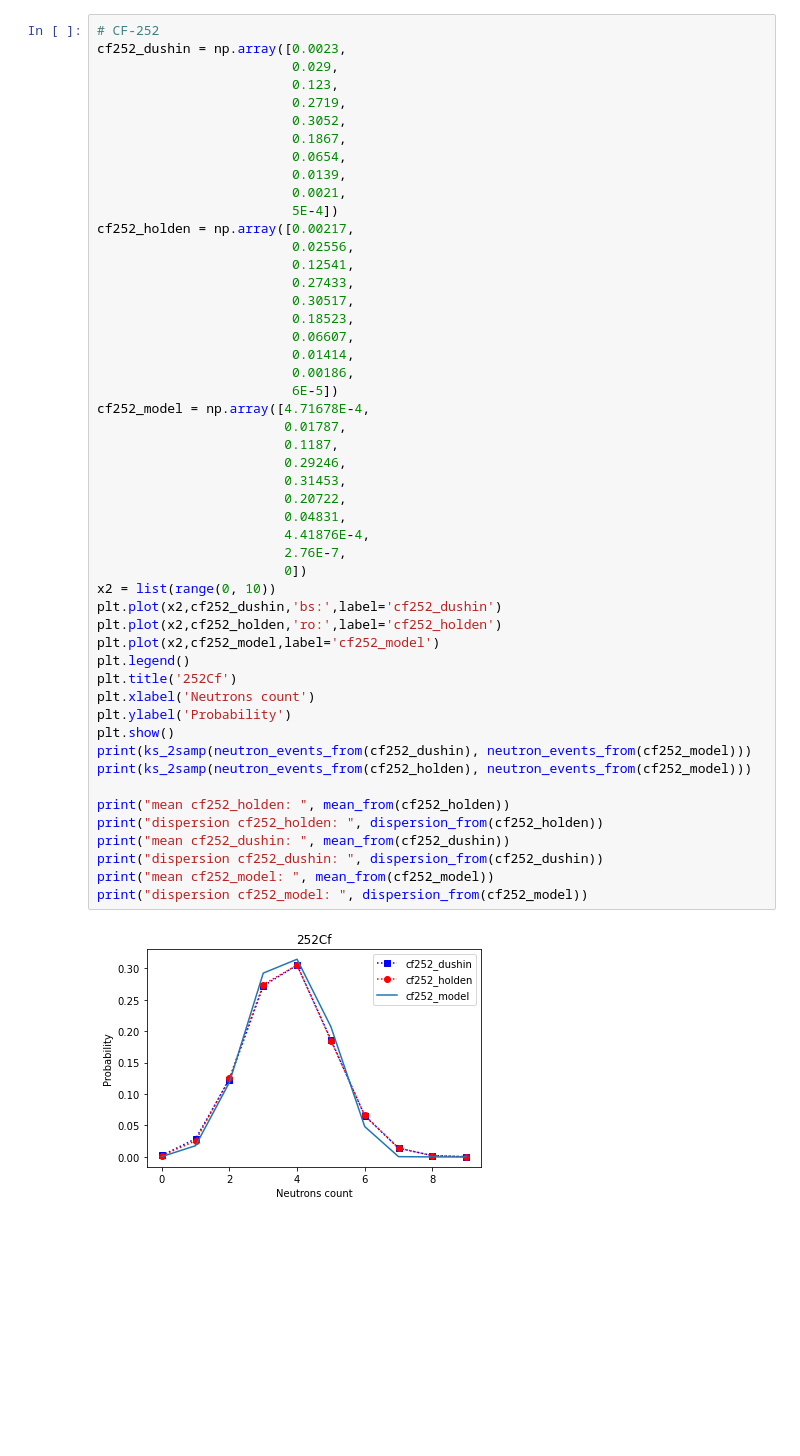
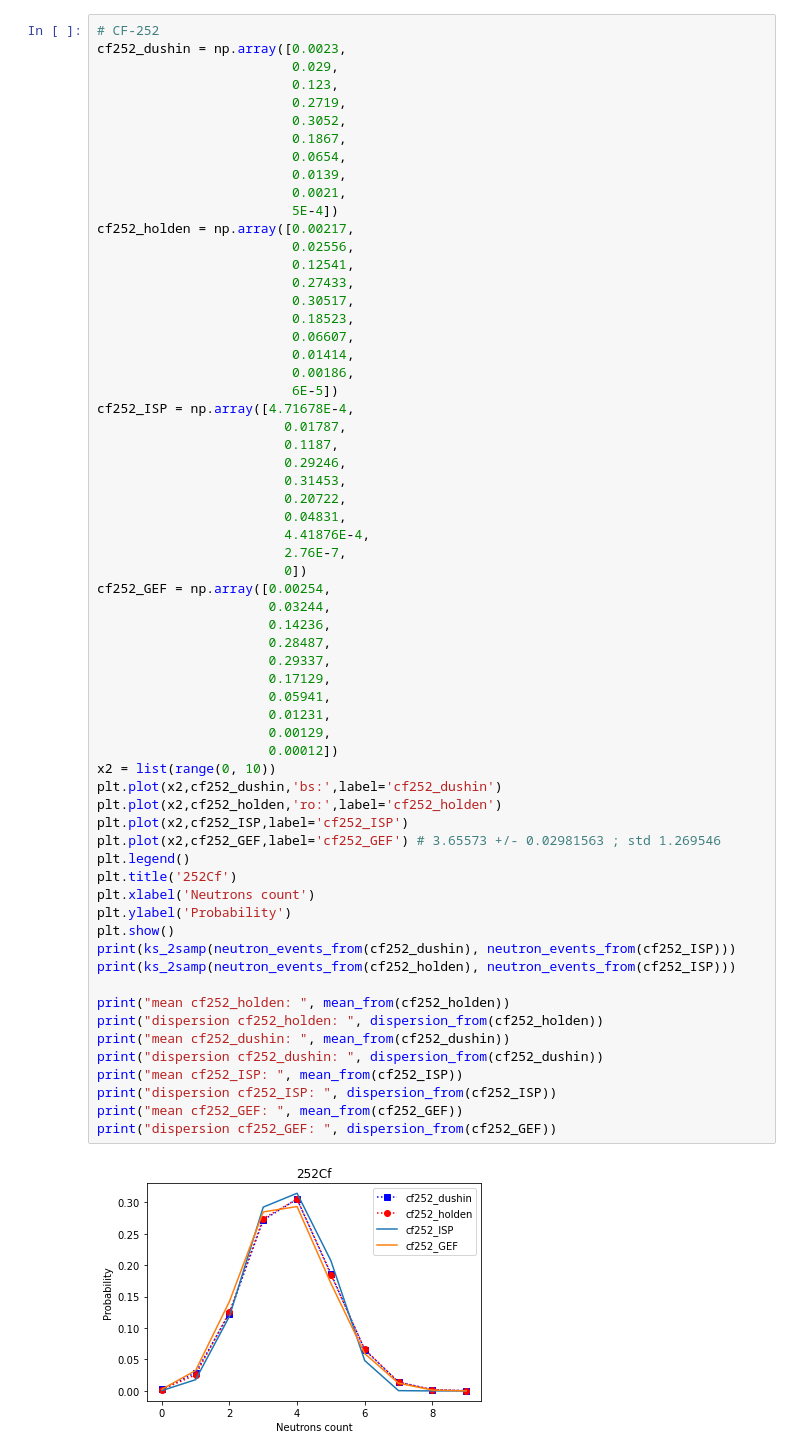
Before and after one commit to siberianisaev/NeutronBarrel, a Jupyter notebook: Python/KStest.ipynb, the cells around one changed output. Saved outputs shown, nothing was run; the diff lists cells and outputs as text; blank space fills up the shorter version.

```diff
--- a/Python/KStest.ipynb
+++ b/Python/KStest.ipynb
@@ -211,40 +219,53 @@ cf252_holden = np.array([0.00217,
                          0.27433,
                          0.30517,
                          0.18523,
                          0.06607,
                          0.01414,
                          0.00186,
                          6E-5])
-cf252_model = np.array([4.71678E-4,
+cf252_ISP = np.array([4.71678E-4,
                         0.01787,
                         0.1187,
                         0.29246,
                         0.31453,
                         0.20722,
                         0.04831,
                         4.41876E-4,
                         2.76E-7,
                         0])
+cf252_GEF = np.array([0.00254,
+                      0.03244,
+                      0.14236,
+                      0.28487,
+                      0.29337,
+                      0.17129,
+                      0.05941,
+                      0.01231,
+                      0.00129,
+                      0.00012])
 x2 = list(range(0, 10))
 plt.plot(x2,cf252_dushin,'bs:',label='cf252_dushin')
 plt.plot(x2,cf252_holden,'ro:',label='cf252_holden')
-plt.plot(x2,cf252_model,label='cf252_model')
+plt.plot(x2,cf252_ISP,label='cf252_ISP')
+plt.plot(x2,cf252_GEF,label='cf252_GEF') # 3.65573 +/- 0.02981563 ; std 1.269546
 plt.legend()
 plt.title('252Cf')
 plt.xlabel('Neutrons count')
 plt.ylabel('Probability')
 plt.show()
-print(ks_2samp(neutron_events_from(cf252_dushin), neutron_events_from(cf252_model)))
-print(ks_2samp(neutron_events_from(cf252_holden), neutron_events_from(cf252_model)))
+print(ks_2samp(neutron_events_from(cf252_dushin), neutron_events_from(cf252_ISP)))
+print(ks_2samp(neutron_events_from(cf252_holden), neutron_events_from(cf252_ISP)))
 
 print("mean cf252_holden: ", mean_from(cf252_holden))
 print("dispersion cf252_holden: ", dispersion_from(cf252_holden))
 print("mean cf252_dushin: ", mean_from(cf252_dushin))
 print("dispersion cf252_dushin: ", dispersion_from(cf252_dushin))
-print("mean cf252_model: ", mean_from(cf252_model))
-print("dispersion cf252_model: ", dispersion_from(cf252_model))
+print("mean cf252_ISP: ", mean_from(cf252_ISP))
+print("dispersion cf252_ISP: ", dispersion_from(cf252_ISP))
+print("mean cf252_GEF: ", mean_from(cf252_GEF))
+print("dispersion cf252_GEF: ", dispersion_from(cf252_GEF))
 # %% [output]
-[figure, old version]
+[figure, new version]
 [1, 7, 30, 66, 74, 45, 16, 3, 1, 0]
 [0, 4, 29, 70, 76, 50, 12, 0, 0, 0]
 KstestResult(statistic=0.03251199562863924, pvalue=0.9987550070796631)
```
Also changed, not shown: parts of 6 cells of this notebook.
